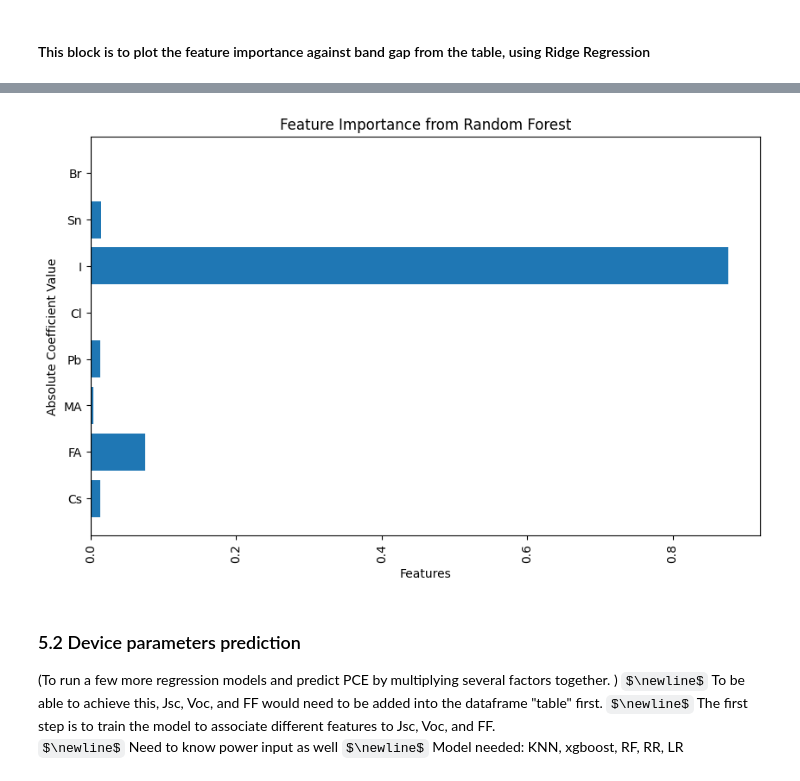
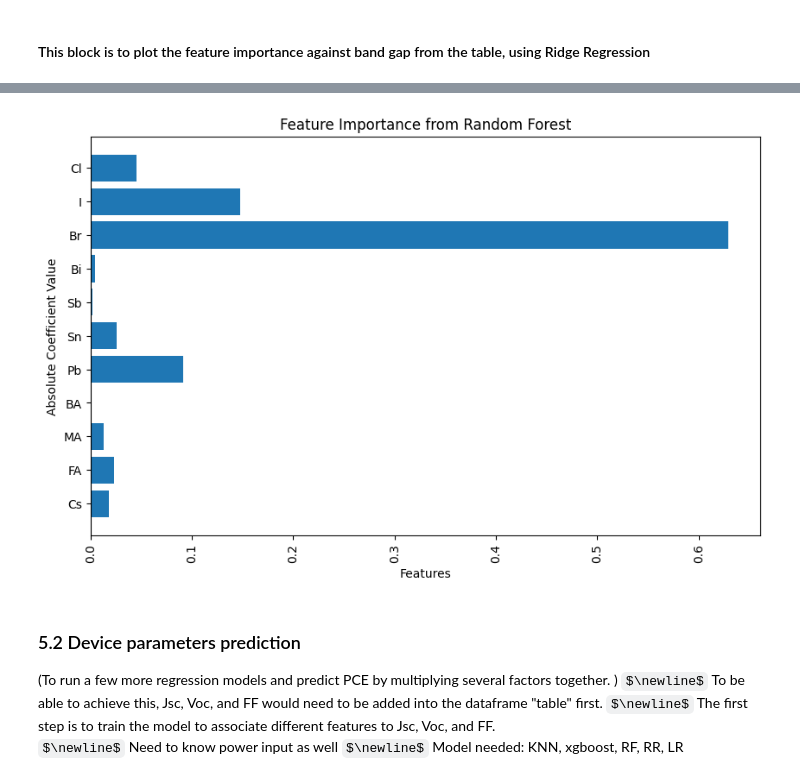
Before and after one commit to drcgreenland/PerovskiteML_project, a Jupyter notebook: replicating.ipynb, the cells around one changed output, grey strips where cells are left out. Saved outputs shown, nothing was run; the diff lists cells and outputs as text; code cells hidden in the pictures; some formulas as TeX source.

```diff
--- a/replicating.ipynb
+++ b/replicating.ipynb
@@ -458,3 +456,24 @@ filtered_table3_removebar
+# %%
+# filtered_table3_removebar
+mask_try = np.char.find(filtered_table2_clean[allowed_elements].values.astype(str), '|') != -1
+mask_try_inverted = ~mask_try
+mask_column1 = mask_try_inverted[:, 1]
+filtered_table3 = filtered_table2_clean[mask_column1]
+# all_indices = np.where(mask_try)[0]
+# all_indices
+mask_x = np.char.find(filtered_table3[allowed_elements].values.astype(str), 'x') != -1
+mask_x_inverted = ~mask_x
+mask_columnx = mask_x_inverted[:, 9]
+filtered_table4 = filtered_table3[mask_columnx]
+
+columns_to_check = allowed_elements + ["Perovskite_band_gap"]
+numeric_pattern = r'^[+-]?\d*\.?\d+$'
+mask_randomnames = filtered_table4[columns_to_check].astype(str).apply(lambda x: x.str.match(numeric_pattern)).all(axis=1)
+mask_randomnames
+
+filtered_table5 = filtered_table4[mask_randomnames]
+# dtype = filtered_table4.dtypes
+# dtype
 # %% [markdown]
 #### This block is to plot the feature importance against band gap from the table, using Ridge Regression
 # %%
@@ -500,24 +519,24 @@ ValueError: could not convert string to float: 'x'
 # %%
 from sklearn.ensemble import RandomForestRegressor
 from sklearn.metrics import mean_squared_error, r2_score
 
 
-x, y = filtered_data[allowed_elements], filtered_data["Perovskite_band_gap"]
+x, y = filtered_table5[allowed_elements], filtered_table5["Perovskite_band_gap"]
 x_train, x_test, y_train, y_test = train_test_split(x, y, test_size=0.2, random_state=42)
 randomForestRegressor = RandomForestRegressor(n_estimators=100, random_state=42)
 randomForestRegressor.fit(x_train, y_train)
 feature_importance = randomForestRegressor.feature_importances_
 
 # Plot feature importance
 plt.figure(figsize=(10, 6))
 plt.barh(allowed_elements, feature_importance)
 plt.xlabel('Features')
 plt.ylabel('Absolute Coefficient Value')
 plt.title('Feature Importance from Random Forest')
 plt.xticks(rotation=90)
 plt.show()
 # %% [output]
-[figure, old version]
+[figure, new version]
 # %% [markdown]
 ### 5.2 Device parameters prediction
 (To run a few more regression models and predict PCE by multiplying several factors together. )
```
Also changed, not shown: parts of 4 cells of this notebook.
